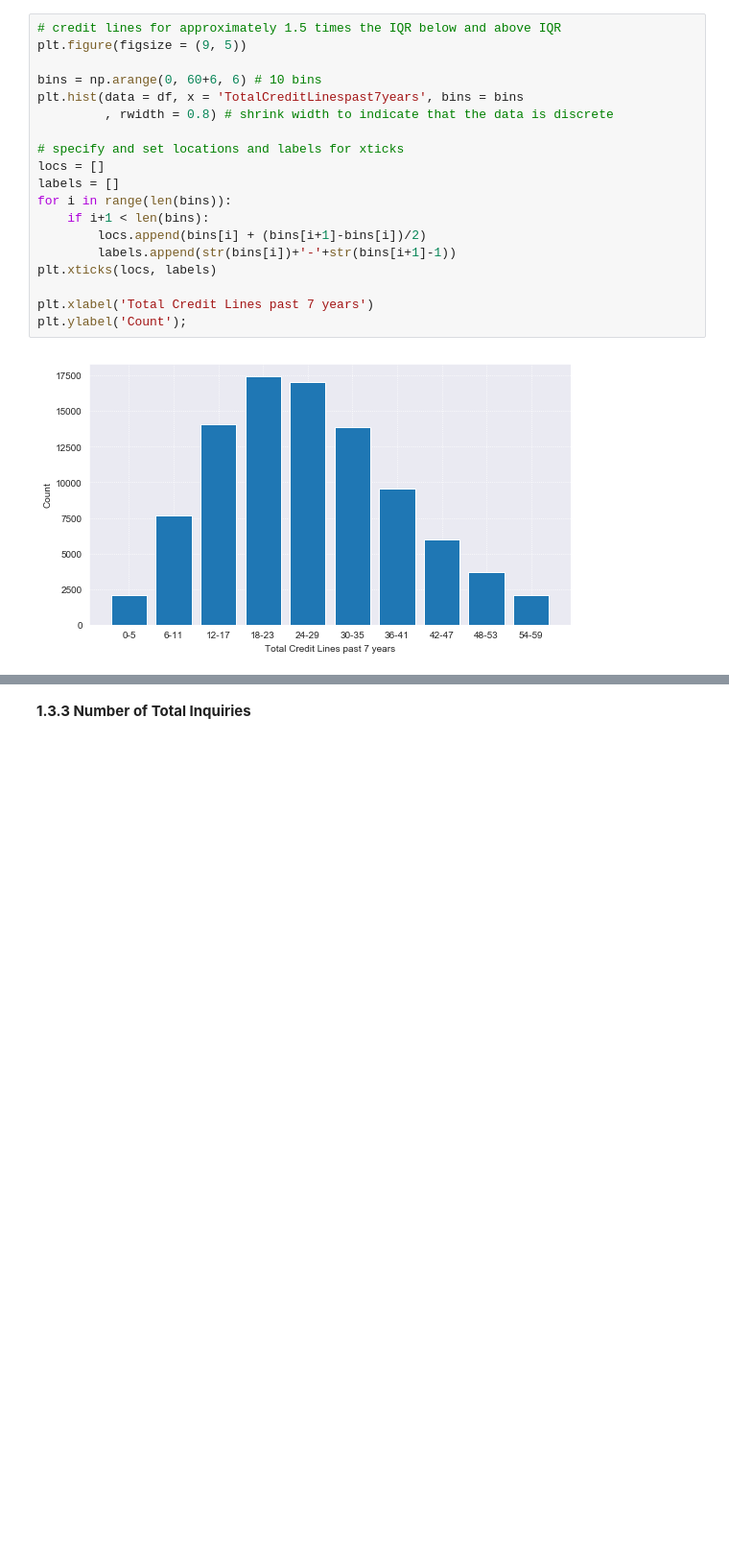
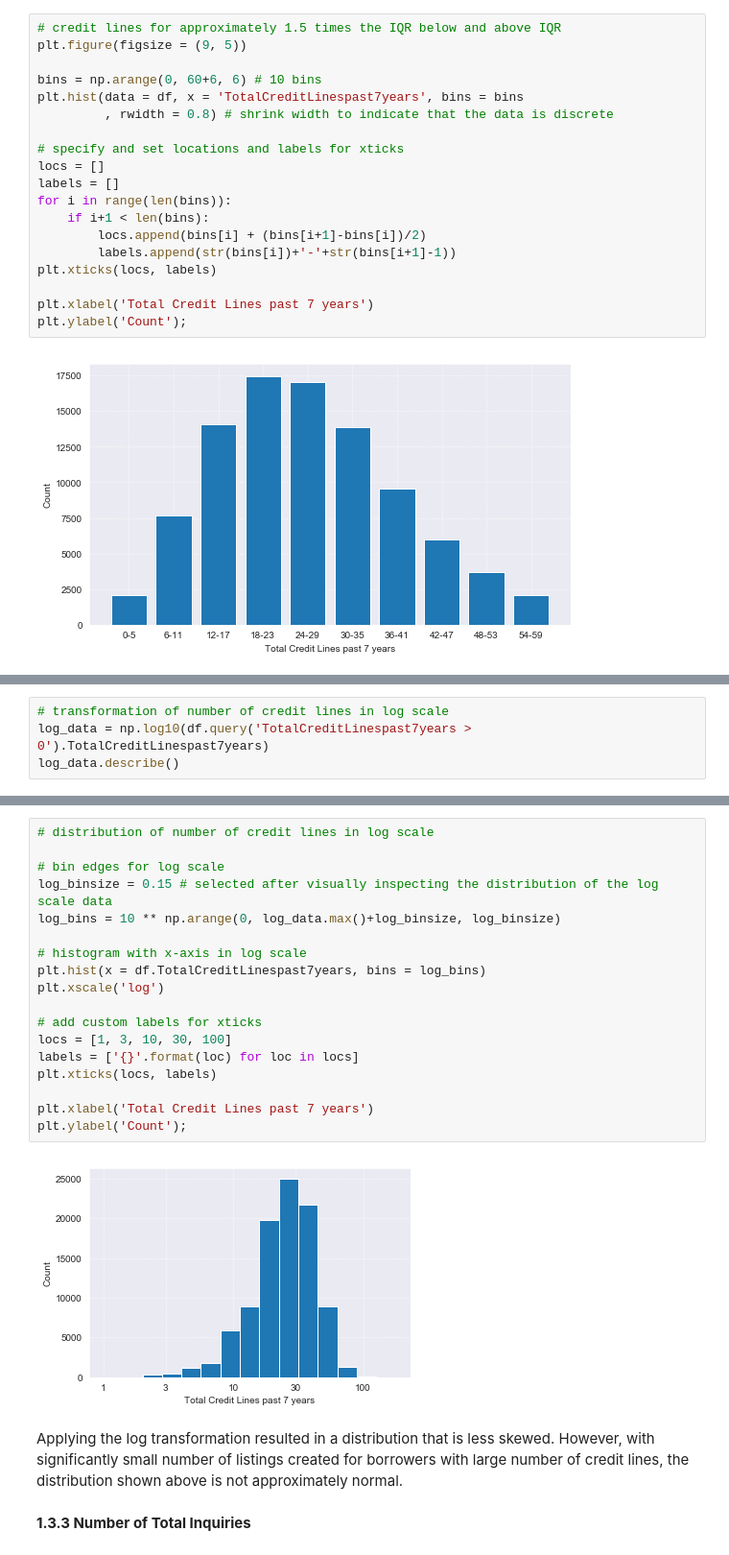
Before and after one commit to jinwanchen/p4-prosper-loan-data-visualization, a Jupyter notebook: part1_exploratory_da.ipynb, the cells around one changed output, grey strips where cells are left out. Shown at 96% size. Cells and saved outputs as stored; diff of their text form; blank space fills up the shorter version.

```diff
--- a/part1_exploratory_da.ipynb
+++ b/part1_exploratory_da.ipynb
@@ -334,0 +394,4 @@ plt.ylabel('Count');
+# %%
+# transformation of number of credit lines in log scale
+log_data = np.log10(df.query('TotalCreditLinespast7years > 0').TotalCreditLinespast7years)
+log_data.describe()
@@ -335,3 +408,25 @@ plt.ylabel('Count');
+# %%
+# distribution of number of credit lines in log scale
+
+# bin edges for log scale
+log_binsize = 0.15 # selected after visually inspecting the distribution of the log scale data
+log_bins = 10 ** np.arange(0, log_data.max()+log_binsize, log_binsize)
+
+# histogram with x-axis in log scale
+plt.hist(x = df.TotalCreditLinespast7years, bins = log_bins)
+plt.xscale('log')
+
+# add custom labels for xticks
+locs = [1, 3, 10, 30, 100]
+labels = ['{}'.format(loc) for loc in locs]
+plt.xticks(locs, labels)
+
+plt.xlabel('Total Credit Lines past 7 years')
+plt.ylabel('Count');
+# %% [output]
+[figure, added]
+# %% [markdown]
+Applying the log transformation resulted in a distribution that is less skewed. However, with significantly small number of listings created for borrowers with large number of credit lines, the distribution shown above is not approximately normal.
 # %% [markdown]
 __1.3.3 Number of Total Inquiries__
 # %%
```
Also changed, not shown: parts of 40 cells of this notebook.
